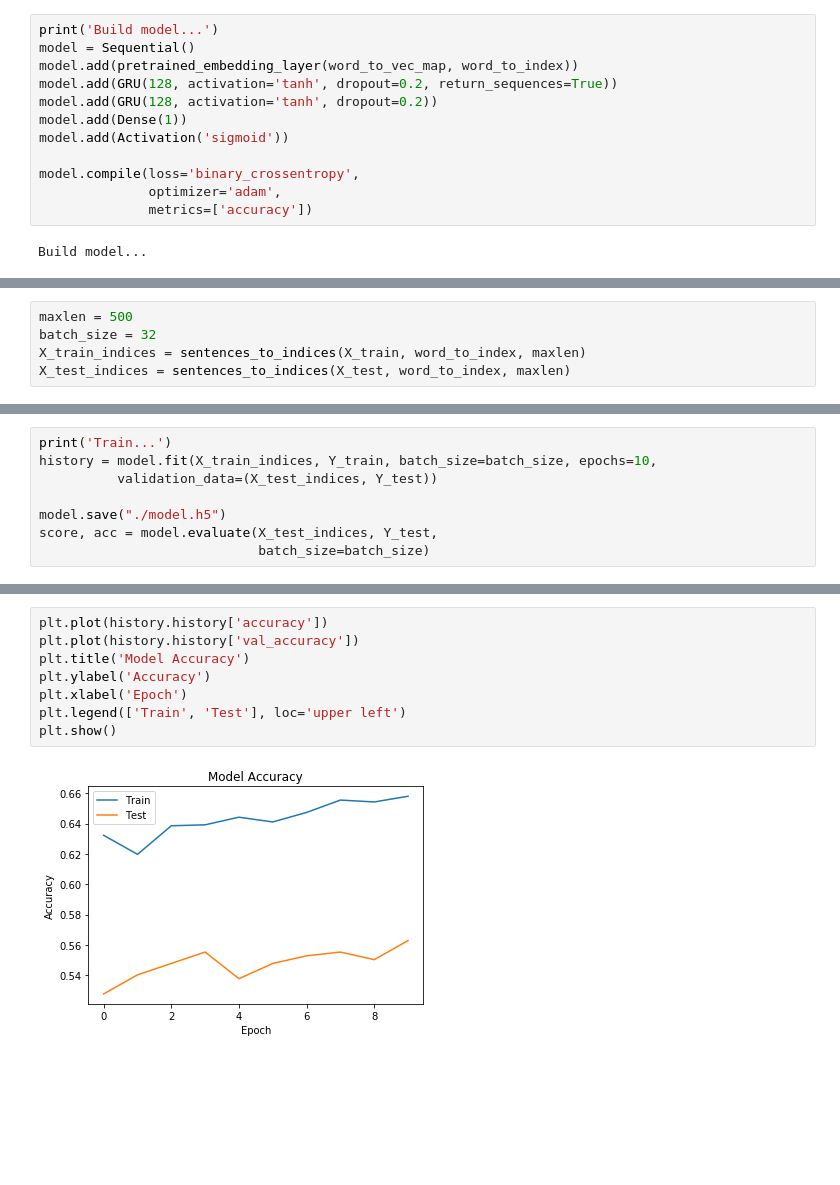
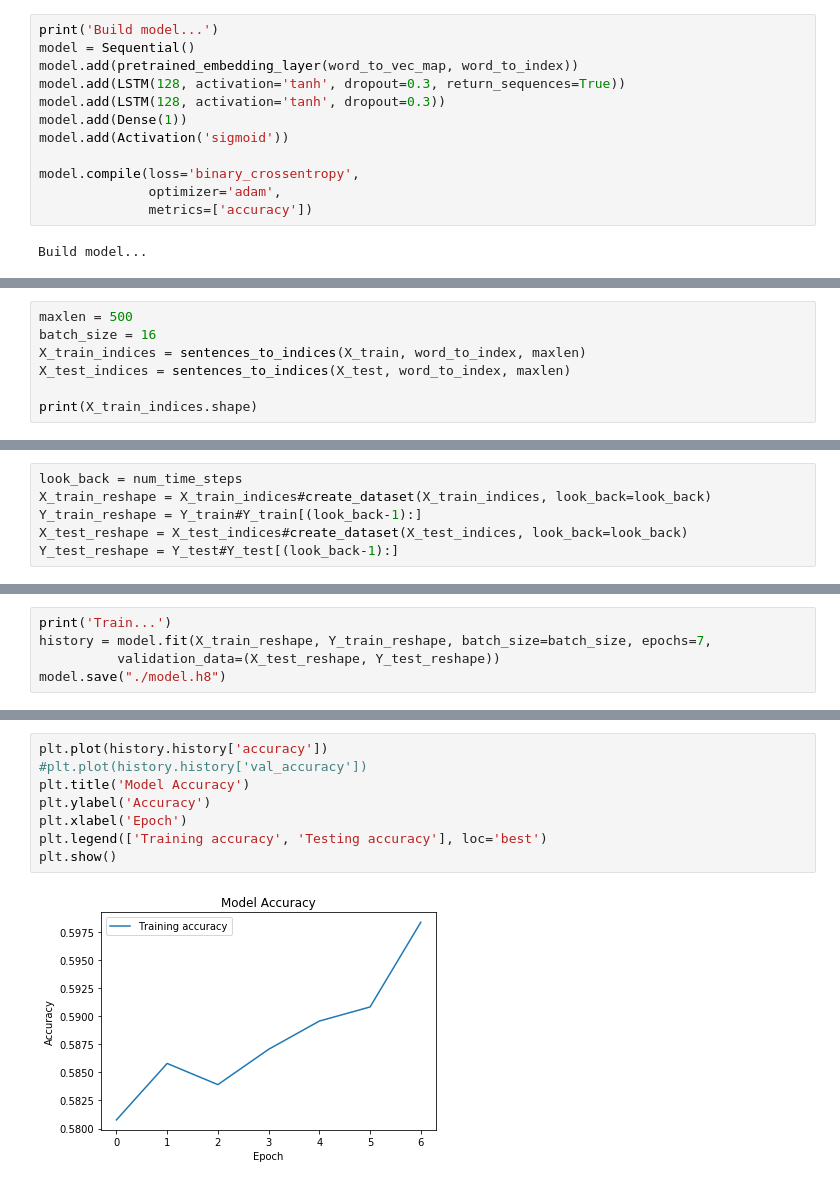
Before and after one commit to ramanvilkhu/deepFX, a Jupyter notebook: src/DeepFX.ipynb, the cells around one changed output, grey strips where cells are left out. Cells and saved outputs as stored; diff of their text form; blank space fills up the shorter version.

```diff
--- a/src/DeepFX.ipynb
+++ b/src/DeepFX.ipynb
@@ -187,8 +196,8 @@ embedding_layer = pretrained_embedding_layer(word_to_vec_map, word_to_index)
 print('Build model...')
 model = Sequential()
 model.add(pretrained_embedding_layer(word_to_vec_map, word_to_index))
-model.add(GRU(128, activation='tanh', dropout=0.2, return_sequences=True))
-model.add(GRU(128, activation='tanh', dropout=0.2))
+model.add(LSTM(128, activation='tanh', dropout=0.3, return_sequences=True))
+model.add(LSTM(128, activation='tanh', dropout=0.3))
 model.add(Dense(1))
 model.add(Activation('sigmoid'))
 
@@ -221,5 +232,7 @@ _________________________________________________________________
 # %%
 maxlen = 500
-batch_size = 32
+batch_size = 16
 X_train_indices = sentences_to_indices(X_train, word_to_index, maxlen)
 X_test_indices = sentences_to_indices(X_test, word_to_index, maxlen)
+
+print(X_train_indices.shape)
@@ -230,2 +247,8 @@ X_test_indices = sentences_to_indices(X_test, word_to_index, maxlen)
 Y_train = y_train.reshape((-1,1))
 Y_test = y_test.reshape((-1,1))
+# %%
+look_back = num_time_steps
+X_train_reshape = X_train_indices#create_dataset(X_train_indices, look_back=look_back)
+Y_train_reshape = Y_train#Y_train[(look_back-1):]
+X_test_reshape = X_test_indices#create_dataset(X_test_indices, look_back=look_back)
+Y_test_reshape = Y_test#Y_test[(look_back-1):]
@@ -232,11 +259,8 @@ Y_test = y_test.reshape((-1,1))
 # %%
 print('Train...')
-history = model.fit(X_train_indices, Y_train, batch_size=batch_size, epochs=10,
-          validation_data=(X_test_indices, Y_test))
-
-model.save("./model.h5")
-score, acc = model.evaluate(X_test_indices, Y_test,
-                            batch_size=batch_size)
+history = model.fit(X_train_reshape, Y_train_reshape, batch_size=batch_size, epochs=7,
+          validation_data=(X_test_reshape, Y_test_reshape))
+model.save("./model.h8")
 # %% [output]
 Train...
 Train on 1591 samples, validate on 398 samples
@@ -270,10 +295,10 @@ Test accuracy:  0.6599622964859009
 # %%
 plt.plot(history.history['accuracy'])
-plt.plot(history.history['val_accuracy'])
+#plt.plot(history.history['val_accuracy'])
 plt.title('Model Accuracy')
 plt.ylabel('Accuracy')
 plt.xlabel('Epoch')
-plt.legend(['Train', 'Test'], loc='upper left')
+plt.legend(['Training accuracy', 'Testing accuracy'], loc='best')
 plt.show()
 # %% [output]
-[figure, old version]
+[figure, new version]
```
Also changed, not shown: parts of 40 cells of this notebook.
